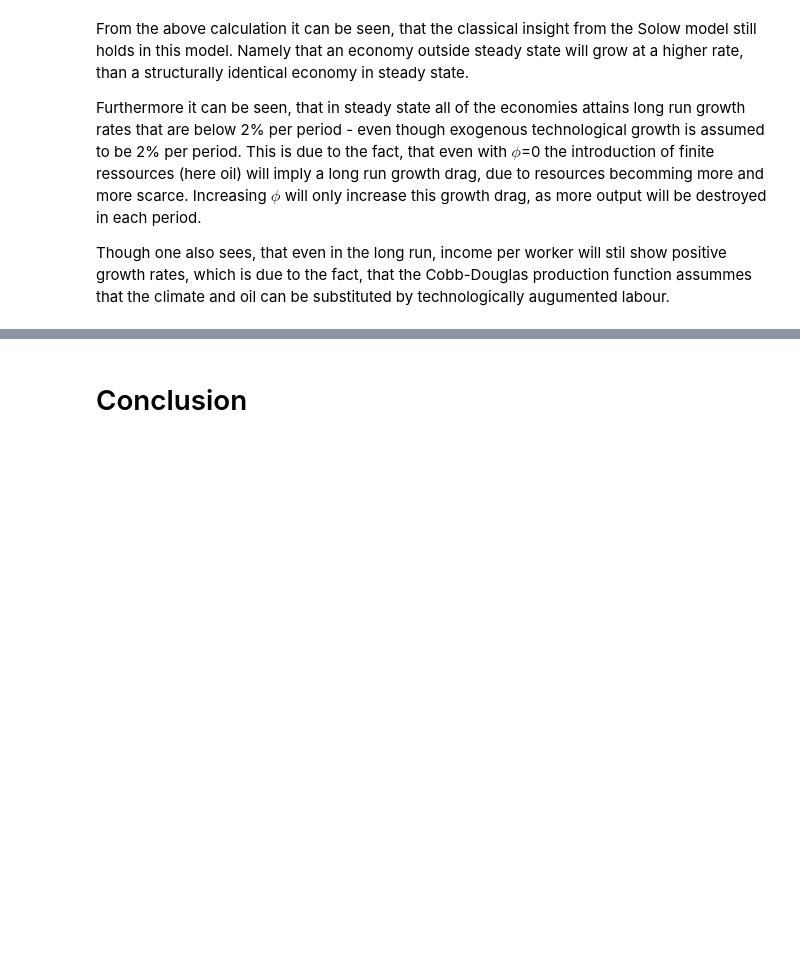
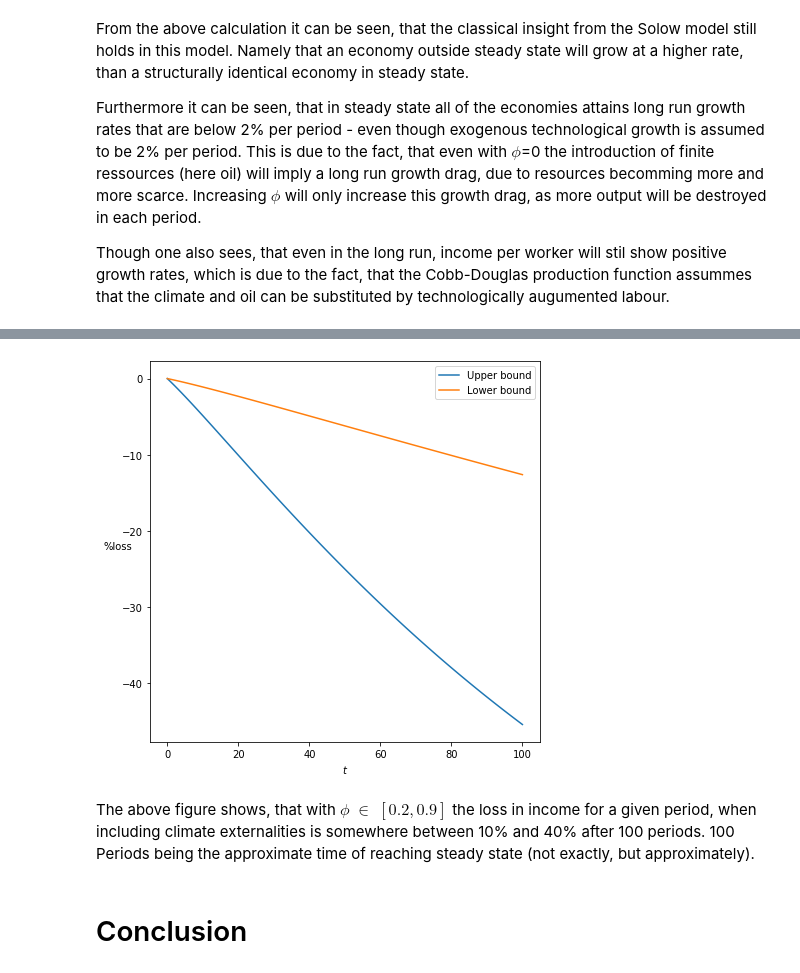
Before and after one commit to NumEconCopenhagen/projects-2020-group-xxv, a Jupyter notebook: modelproject/modelproject.ipynb, the cells around one changed output, grey strips where cells are left out. Cells and saved outputs as stored; diff of their text form; code cells hidden in the pictures; blank space fills up the shorter version.

```diff
--- a/modelproject/modelproject.ipynb
+++ b/modelproject/modelproject.ipynb
@@ -77,17 +77,3 @@ Which means, that if we scale $\phi$ by $\frac{1}{\alpha}$, these would be compl
 * 2 Specify the parameters of the model
 
 * 3 Find the steady state, that is the point to which the economy converges. In this case steady state is described in terms of the capital-output ratio, since it does not converge in capital per work.
-# %%
-# First we consider the Solow model without climate externalities, that is we reduce the model to a Solow model extended with oil only, which is equal to setting phi to zero
-# Parameters:
-
-epsilon = 0.1
-beta = 0.6
-alpha = 0.3
-delta =0.05
-n = 0.01
-g = 0.02
-s =0.20
-se = 0.005
-
-# all parameters are given reasonable values based on those given in chapter 7 in Introducing Advanced Macroeconomics by Sørensen and Jacobsen
@@ -349,3 +347,34 @@ ADD FURTHER ANALYSIS, VISUALIZATIONS AND EXTENSIONS.
+# %%
+listofphi = [0, 0.2, 0.9]
+listofy = np.array([simulate(1,1,1,1, 100, phi = phi)[0] for phi in listofphi])
+listoft = smalltlist = simulate(1,1,1,1,100)[3]
+periodstocheck = range(0,101)
+
+# Lists to store output
+lossofylow = []
+lossofyhigh = []
+
+# We make a loop that
+for i in periodstocheck:
+    for j in range(1,3):
+        if j == 1:
+            lossofylow.append((listofy[j][i]/listofy[0][i]-1)*100)
+        else:
+            lossofyhigh.append((listofy[j][i]/listofy[0][i]-1)*100)
+# %%
+elplot = plt.figure(figsize = [7, 7])
+ax = elplot.add_subplot(1,1,1)
+plt.plot(listoft, lossofyhigh, label = "Upper bound")
+plt.plot(listoft, lossofylow, label = "Lower bound")
+
+plt.legend()
+k = plt.ylabel("%loss")
+k.set_rotation(0)
+plt.xlabel("$t$");
+# %% [output]
+[figure, added]
+# %% [markdown]
+The above figure shows, that with $\phi$ $\in$ $[0.2, 0.9]$ the loss in income for a given period, when including climate externalities is somewhere between 10% and 40% after 100 periods. 100 Periods being the approximate time of reaching steady state (not exactly, but approximately).
 # %% [markdown]
 # Conclusion
 # %% [markdown]
```
Also changed, not shown: parts of 6 cells of this notebook.
